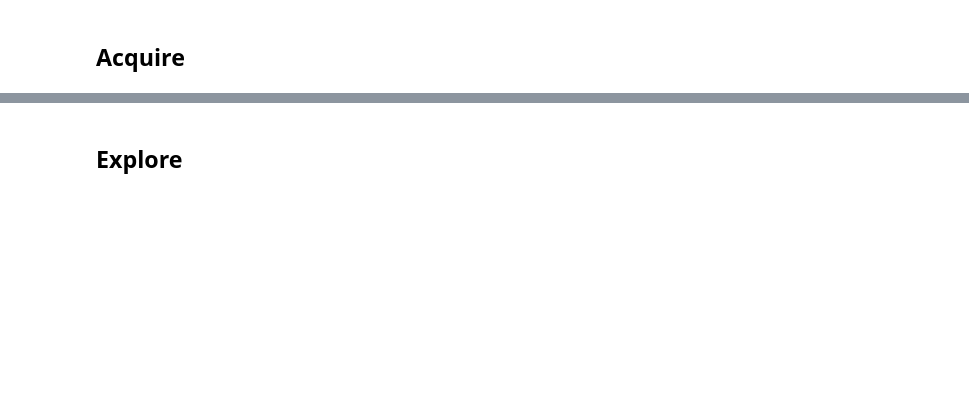
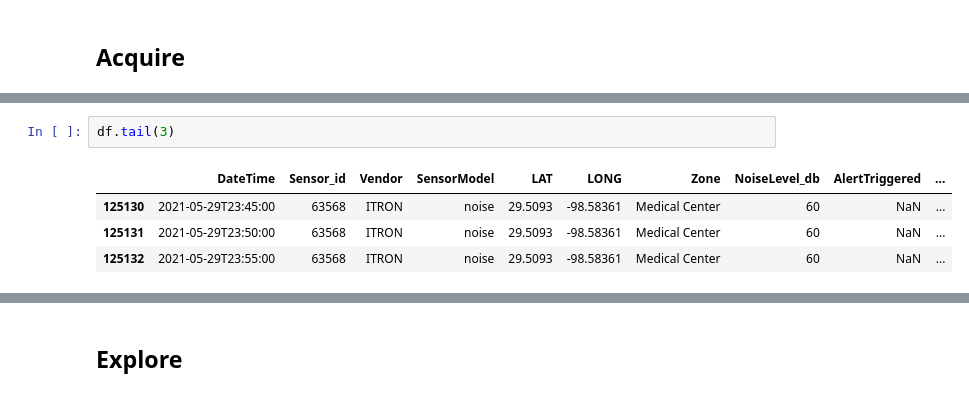
Before and after one commit to Promeos/Smart_San_Antonio, a Jupyter notebook: MVP.ipynb, the cells around one changed output, grey strips where cells are left out. Drawn from its saved outputs; the diff is of its cells as text; blank space fills up the shorter version.

```diff
--- a/MVP.ipynb
+++ b/MVP.ipynb
@@ -57 +51,8 @@ memory usage: 3.0+ MB
+# %%
+df.tail(3)
+# %% [output]
+|  | DateTime | Sensor_id | Vendor | SensorModel | LAT | LONG | Zone | NoiseLevel_db | AlertTriggered | ... |
+| 125130 | 2021-05-29T23:45:00 | 63568 | ITRON | noise | 29.5093 | -98.58361 | Medical Center | 60 | NaN | ... |
+| 125131 | 2021-05-29T23:50:00 | 63568 | ITRON | noise | 29.5093 | -98.58361 | Medical Center | 60 | NaN | ... |
+| 125132 | 2021-05-29T23:55:00 | 63568 | ITRON | noise | 29.5093 | -98.58361 | Medical Center | 60 | NaN | ... |
 # %%
```
Also changed, not shown: parts of 40 cells of this notebook, 14 other files.
